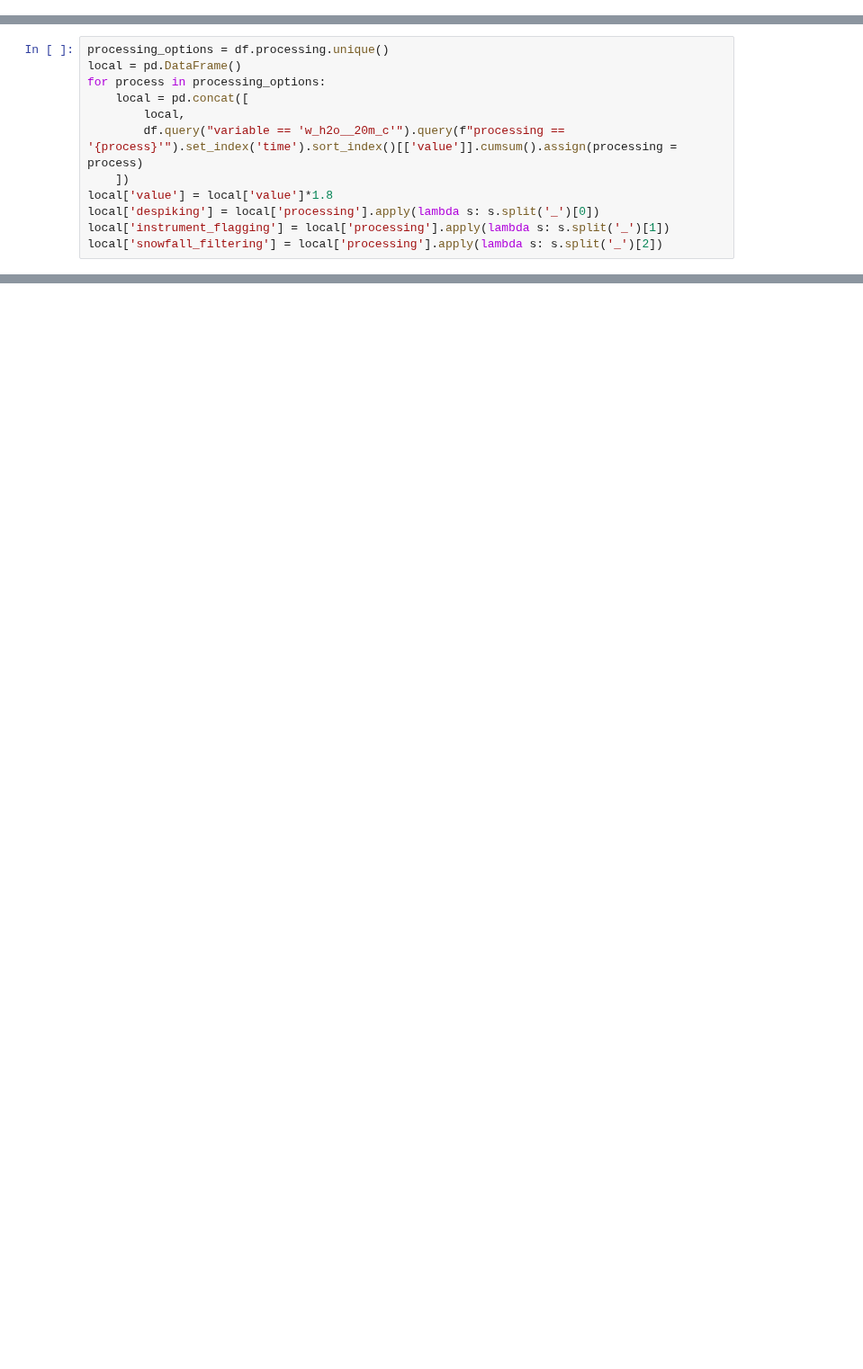
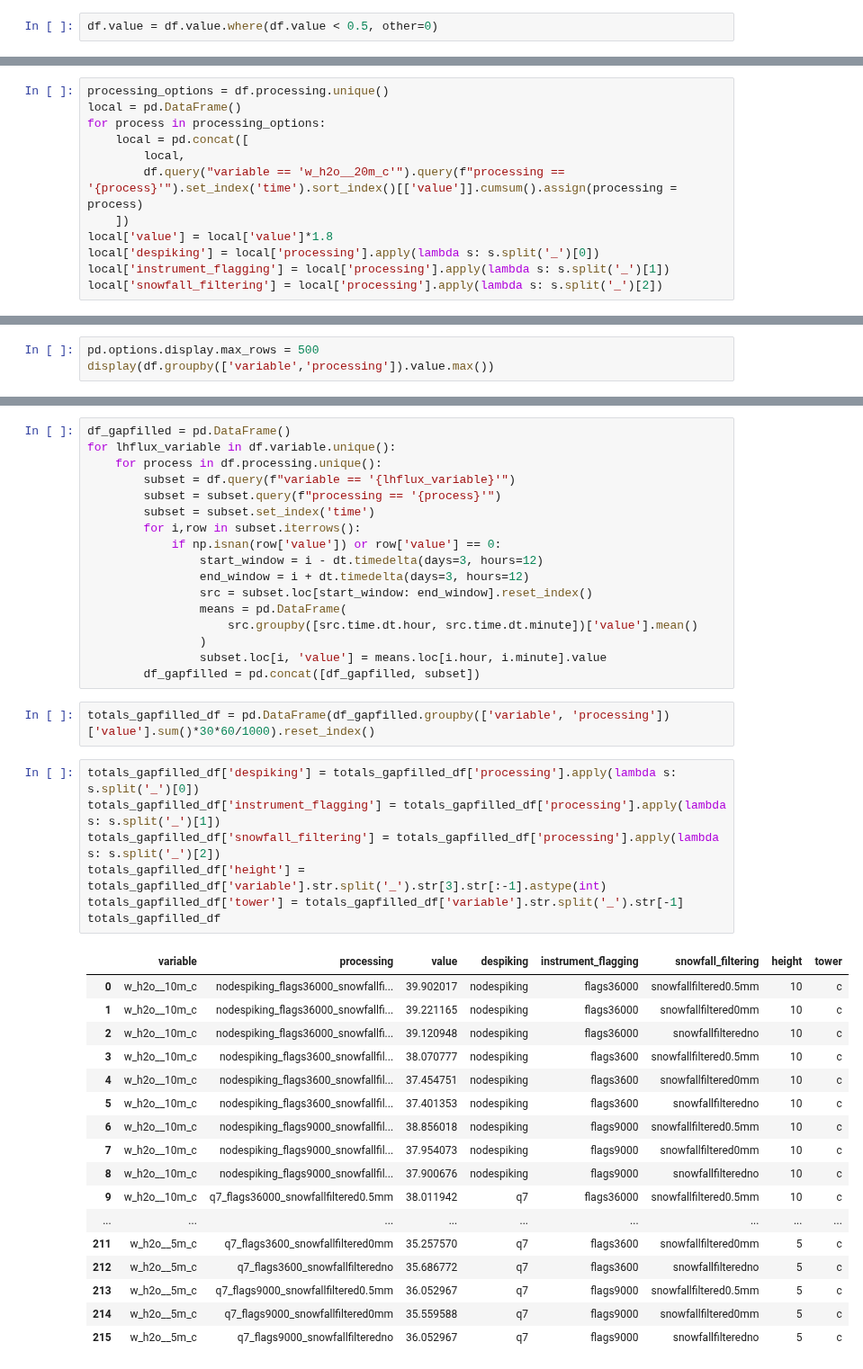
Before and after one commit to elischwat/sublimationofsnow, a Jupyter notebook: analysis/paper1/compare_data_processing.ipynb, the cells around one changed output, grey strips where cells are left out. Shown at 90% size. Cells and saved outputs as stored; diff of their text form; blank space fills up the shorter version.

```diff
--- a/analysis/paper1/compare_data_processing.ipynb
+++ b/analysis/paper1/compare_data_processing.ipynb
@@ -31,0 +27,2 @@ df.head()
+# %%
+df.value = df.value.where(df.value < 0.5, other=0)
@@ -91,0 +75,3 @@ alt.Chart(local.reset_index().dropna()).mark_line().encode(
+# %%
+pd.options.display.max_rows = 500
+display(df.groupby(['variable','processing']).value.max())
@@ -107,0 +122,44 @@ df.query("variable == 'w_h2o__20m_c'")
+# %%
+df_gapfilled = pd.DataFrame()
+for lhflux_variable in df.variable.unique():
+    for process in df.processing.unique():
+        subset = df.query(f"variable == '{lhflux_variable}'")
+        subset = subset.query(f"processing == '{process}'")
+        subset = subset.set_index('time')
+        for i,row in subset.iterrows():
+            if np.isnan(row['value']) or row['value'] == 0:
+                start_window = i - dt.timedelta(days=3, hours=12)
+                end_window = i + dt.timedelta(days=3, hours=12)
+                src = subset.loc[start_window: end_window].reset_index()
+                means = pd.DataFrame(
+                    src.groupby([src.time.dt.hour, src.time.dt.minute])['value'].mean()
+                )
+                subset.loc[i, 'value'] = means.loc[i.hour, i.minute].value
+        df_gapfilled = pd.concat([df_gapfilled, subset])
+# %%
+totals_gapfilled_df = pd.DataFrame(df_gapfilled.groupby(['variable', 'processing'])['value'].sum()*30*60/1000).reset_index()
+# %%
+totals_gapfilled_df['despiking'] = totals_gapfilled_df['processing'].apply(lambda s: s.split('_')[0])
+totals_gapfilled_df['instrument_flagging'] = totals_gapfilled_df['processing'].apply(lambda s: s.split('_')[1])
+totals_gapfilled_df['snowfall_filtering'] = totals_gapfilled_df['processing'].apply(lambda s: s.split('_')[2])
+totals_gapfilled_df['height'] = totals_gapfilled_df['variable'].str.split('_').str[3].str[:-1].astype(int)
+totals_gapfilled_df['tower'] = totals_gapfilled_df['variable'].str.split('_').str[-1]
+totals_gapfilled_df
+# %% [output]
+|  | variable | processing | value | despiking | instrument_flagging | snowfall_filtering | height | tower |
+| 0 | w_h2o__10m_c | nodespiking_flags36000_snowfallfi... | 39.902017 | nodespiking | flags36000 | snowfallfiltered0.5mm | 10 | c |
+| 1 | w_h2o__10m_c | nodespiking_flags36000_snowfallfi... | 39.221165 | nodespiking | flags36000 | snowfallfiltered0mm | 10 | c |
+| 2 | w_h2o__10m_c | nodespiking_flags36000_snowfallfi... | 39.120948 | nodespiking | flags36000 | snowfallfilteredno | 10 | c |
+| 3 | w_h2o__10m_c | nodespiking_flags3600_snowfallfil... | 38.070777 | nodespiking | flags3600 | snowfallfiltered0.5mm | 10 | c |
+| 4 | w_h2o__10m_c | nodespiking_flags3600_snowfallfil... | 37.454751 | nodespiking | flags3600 | snowfallfiltered0mm | 10 | c |
+| 5 | w_h2o__10m_c | nodespiking_flags3600_snowfallfil... | 37.401353 | nodespiking | flags3600 | snowfallfilteredno | 10 | c |
+| 6 | w_h2o__10m_c | nodespiking_flags9000_snowfallfil... | 38.856018 | nodespiking | flags9000 | snowfallfiltered0.5mm | 10 | c |
+| 7 | w_h2o__10m_c | nodespiking_flags9000_snowfallfil... | 37.954073 | nodespiking | flags9000 | snowfallfiltered0mm | 10 | c |
+| 8 | w_h2o__10m_c | nodespiking_flags9000_snowfallfil... | 37.900676 | nodespiking | flags9000 | snowfallfilteredno | 10 | c |
+| 9 | w_h2o__10m_c | q7_flags36000_snowfallfiltered0.5mm | 38.011942 | q7 | flags36000 | snowfallfiltered0.5mm | 10 | c |
+| ... | ... | ... | ... | ... | ... | ... | ... | ... |
+| 211 | w_h2o__5m_c | q7_flags3600_snowfallfiltered0mm | 35.257570 | q7 | flags3600 | snowfallfiltered0mm | 5 | c |
+| 212 | w_h2o__5m_c | q7_flags3600_snowfallfilteredno | 35.686772 | q7 | flags3600 | snowfallfilteredno | 5 | c |
+| 213 | w_h2o__5m_c | q7_flags9000_snowfallfiltered0.5mm | 36.052967 | q7 | flags9000 | snowfallfiltered0.5mm | 5 | c |
+| 214 | w_h2o__5m_c | q7_flags9000_snowfallfiltered0mm | 35.559588 | q7 | flags9000 | snowfallfiltered0mm | 5 | c |
+| 215 | w_h2o__5m_c | q7_flags9000_snowfallfilteredno | 36.052967 | q7 | flags9000 | snowfallfilteredno | 5 | c |
```
Also changed, not shown: parts of 14 cells of this notebook.
